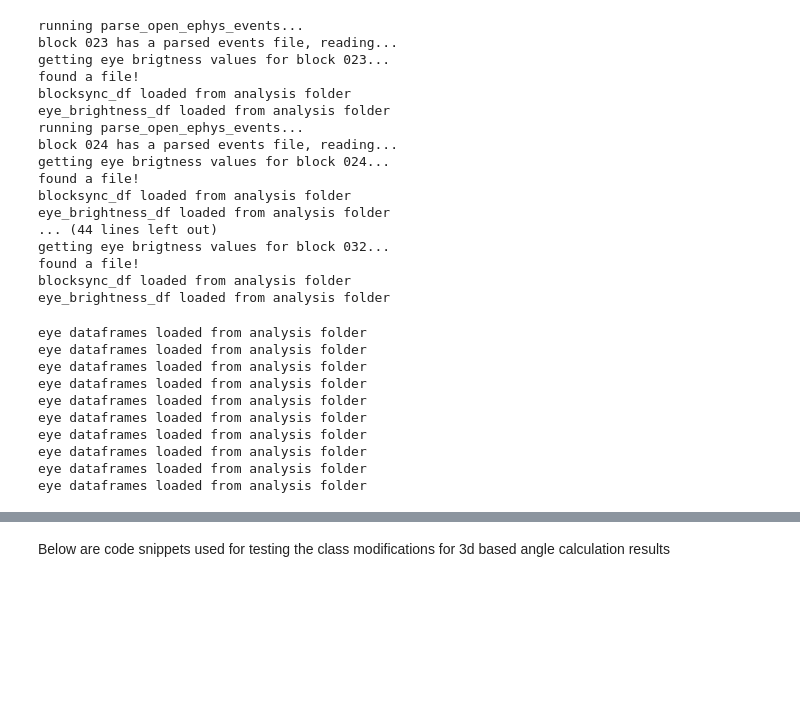
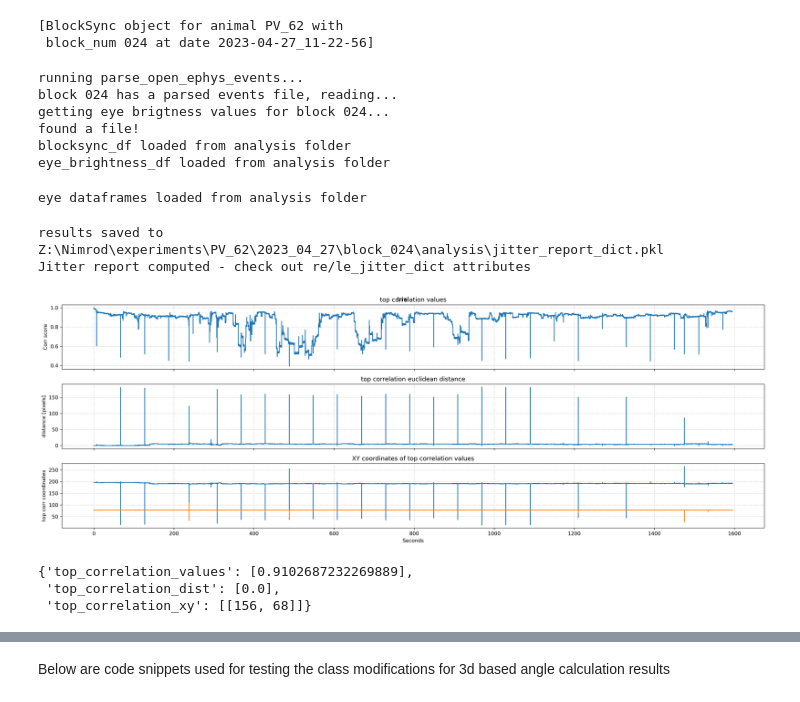
Before and after one commit to neural-electrophysiology-tool-team/Eye-Tracking-Tools, a Jupyter notebook: Graphs_for_paper_sept_23.ipynb, the cells around one changed output, grey strips where cells are left out. Saved outputs shown, nothing was run; the diff lists cells and outputs as text; code cells hidden in the pictures; blank space fills up the shorter version.

Commit message:
jitter report implemented, still need to define jitter correction functions

```diff
--- a/Graphs_for_paper_sept_23.ipynb
+++ b/Graphs_for_paper_sept_23.ipynb
@@ -17,7 +17,7 @@ import UtilityFunctions_newOE as uf
 # %%
 # define a single block to figure things out with:
 # this step creates block_collection - a list of BlockSync objects of interest
-block_numbers = range(23,33)
+block_numbers = range(24,25)
 bad_blocks = [42, 61, 62, 64, 65, 66]
 experiment_path = pathlib.Path(r"Z:\Nimrod\experiments")
 animal = 'PV_62'
@@ -50,3 +38,8 @@ got it!
+# %%
+block_collection
+# %% [output]
+[BlockSync object for animal PV_62 with
+ block_num 024 at date 2023-04-27_11-22-56]
 # %%
 # This step is used to quickly go over the analyzed blocks and load their internal data
 for block in block_collection:
@@ -55,23 +48,12 @@ for block in block_collection:
     block.synchronize_block()
     block.create_eye_brightness_df(threshold_value=20)
 # %% [output]
-running parse_open_ephys_events...
-block 023 has a parsed events file, reading...
-getting eye brigtness values for block 023...
-found a file!
-blocksync_df loaded from analysis folder
-eye_brightness_df loaded from analysis folder
 running parse_open_ephys_events...
 block 024 has a parsed events file, reading...
 getting eye brigtness values for block 024...
 found a file!
 blocksync_df loaded from analysis folder
 eye_brightness_df loaded from analysis folder
-... (44 lines left out)
-getting eye brigtness values for block 032...
-found a file!
-blocksync_df loaded from analysis folder
-eye_brightness_df loaded from analysis folder
 # %%
 # This is a continuation of the previous - more data loadings
 for block in block_collection:
@@ -79,12 +61,12 @@ for block in block_collection:
     block.read_dlc_data()
 # %% [output]
 eye dataframes loaded from analysis folder
-eye dataframes loaded from analysis folder
-eye dataframes loaded from analysis folder
-eye dataframes loaded from analysis folder
-eye dataframes loaded from analysis folder
-eye dataframes loaded from analysis folder
-eye dataframes loaded from analysis folder
-eye dataframes loaded from analysis folder
-eye dataframes loaded from analysis folder
-eye dataframes loaded from analysis folder
+# %%
+block.get_jitter_reports(export=True, overwrite=True)
+# %% [output]
+results saved to Z:\Nimrod\experiments\PV_62\2023_04_27\block_024\analysis\jitter_report_dict.pkl
+Jitter report computed - check out re/le_jitter_dict attributes
+# %%
+fig = block.plot_correlation_vectors(block.re_jitter_dict,fig_suptitle='trial')
+# %% [output]
+[figure, added]
@@ -90,0 +75,6 @@ eye dataframes loaded from analysis folder
+# %%
+block.re_jitter_dict
+# %% [output]
+{'top_correlation_values': [0.9102687232269889],
+ 'top_correlation_dist': [0.0],
+ 'top_correlation_xy': [[156, 68]]}
```
Also changed, not shown: parts of 53 cells of this notebook, 1 other file.
